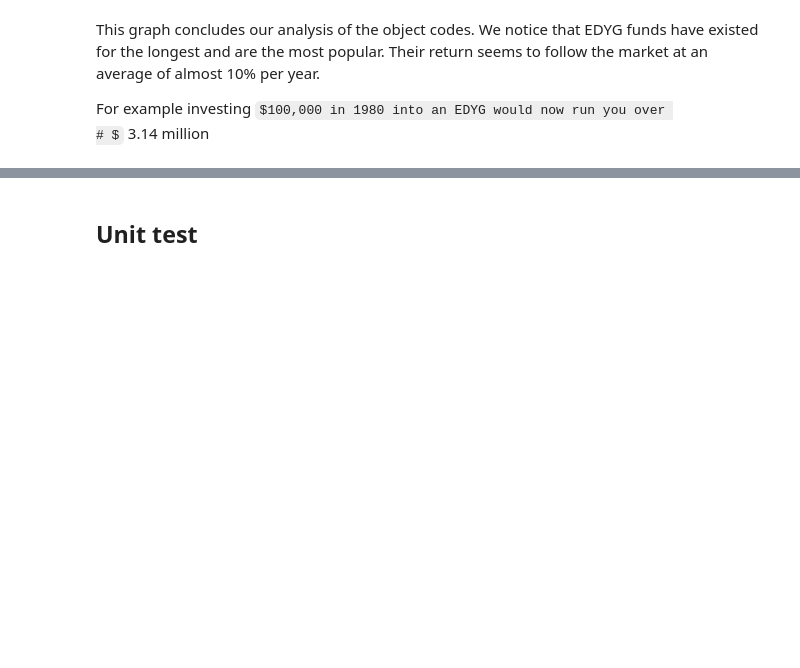
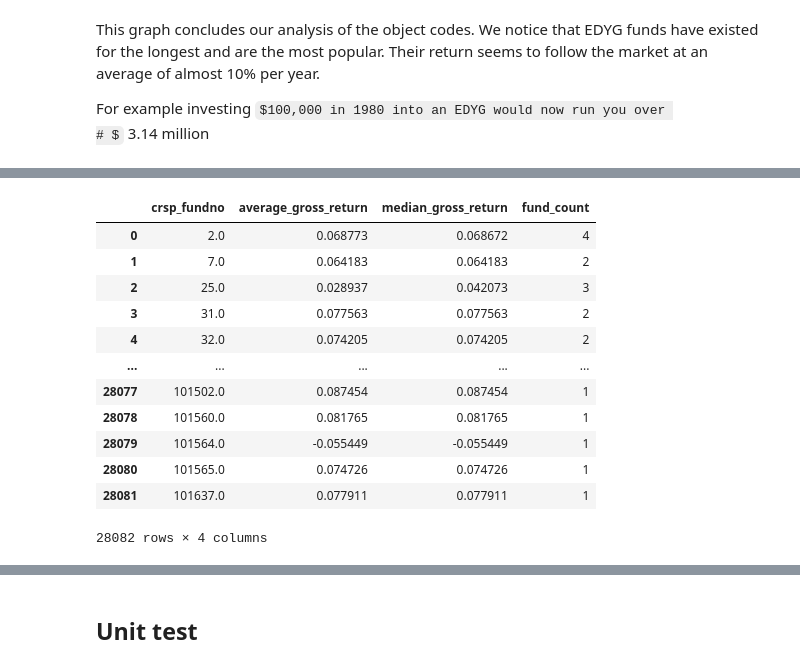
Before and after one commit to jonathan-cai-chicago/factor_demand, a Jupyter notebook: src/bonus_charts_and_tables_walkthrough.ipynb, the cells around one changed output, grey strips where cells are left out. Cells and saved outputs as stored; diff of their text form; code cells hidden in the pictures; some formulas as TeX source; blank space fills up the shorter version.

```diff
--- a/src/bonus_charts_and_tables_walkthrough.ipynb
+++ b/src/bonus_charts_and_tables_walkthrough.ipynb
@@ -268,0 +302,6 @@ Additionally there are some interesting dataframes:
+# %%
+df_crsp['gross_return_factor'] = 1 + df_crsp['mret']
+grouped_data = df_crsp.groupby(['crsp_fundno', 'year'])['gross_return_factor'].prod().reset_index()
+average_gross_return_per_year = grouped_data.groupby('crsp_fundno')[['gross_return_factor']].mean().reset_index()
+average_gross_return_per_year['average_gross_return_percentage'] = (average_gross_return_per_year['gross_return_factor'] - 1)
+average_gross_return_per_year
@@ -268,0 +322,22 @@ Additionally there are some interesting dataframes:
+# %%
+df_crsp['gross_return_factor'] = 1 + df_crsp['mret']
+grouped_data = df_crsp.groupby(['crsp_fundno', 'year'])['gross_return_factor'].prod().reset_index()
+grouped_stats = grouped_data.groupby('crsp_fundno')['gross_return_factor'].agg(['mean', 'median', 'count']).reset_index()
+grouped_stats['mean'] = grouped_stats['mean'] - 1
+grouped_stats['median'] = grouped_stats['median'] - 1
+grouped_stats.columns = ['crsp_fundno', 'average_gross_return', 'median_gross_return', 'fund_count']
+grouped_stats
+# %% [output]
+|  | crsp_fundno | average_gross_return | median_gross_return | fund_count |
+| 0 | 2.0 | 0.068773 | 0.068672 | 4 |
+| 1 | 7.0 | 0.064183 | 0.064183 | 2 |
+| 2 | 25.0 | 0.028937 | 0.042073 | 3 |
+| 3 | 31.0 | 0.077563 | 0.077563 | 2 |
+| 4 | 32.0 | 0.074205 | 0.074205 | 2 |
+| ... | ... | ... | ... | ... |
+| 28077 | 101502.0 | 0.087454 | 0.087454 | 1 |
+| 28078 | 101560.0 | 0.081765 | 0.081765 | 1 |
+| 28079 | 101564.0 | -0.055449 | -0.055449 | 1 |
+| 28080 | 101565.0 | 0.074726 | 0.074726 | 1 |
+| 28081 | 101637.0 | 0.077911 | 0.077911 | 1 |
+28082 rows × 4 columns
```
Also changed, not shown: parts of 15 cells of this notebook, 1 other file.
